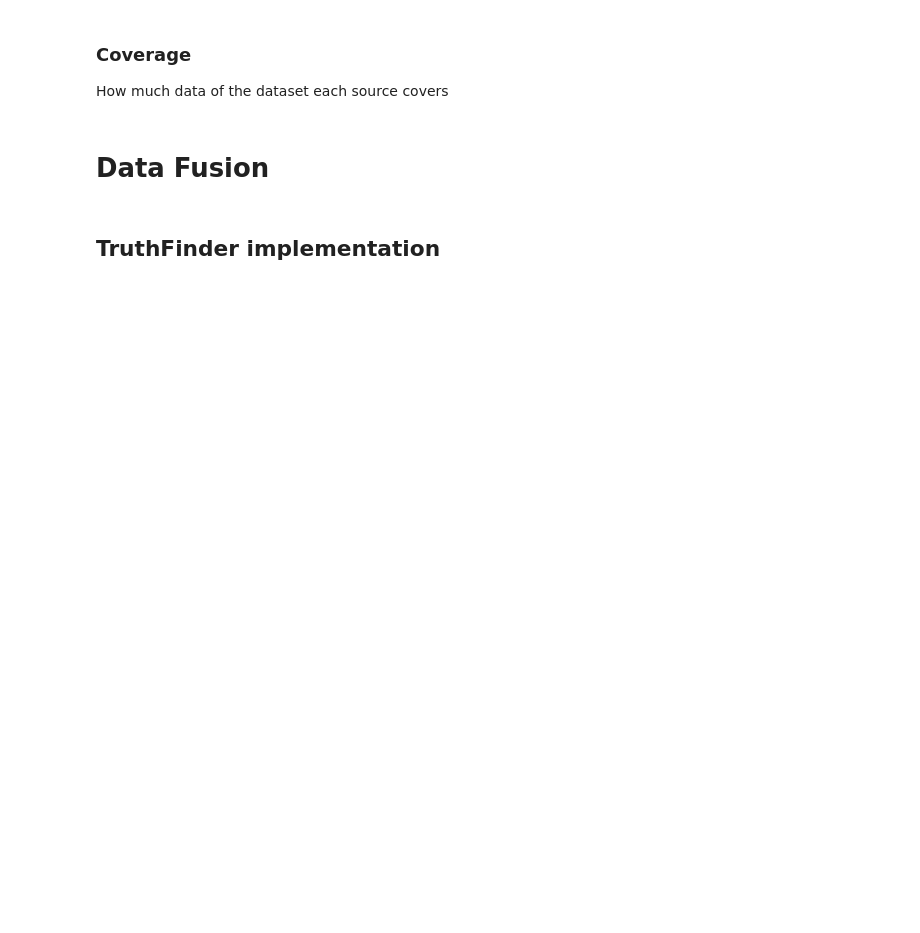
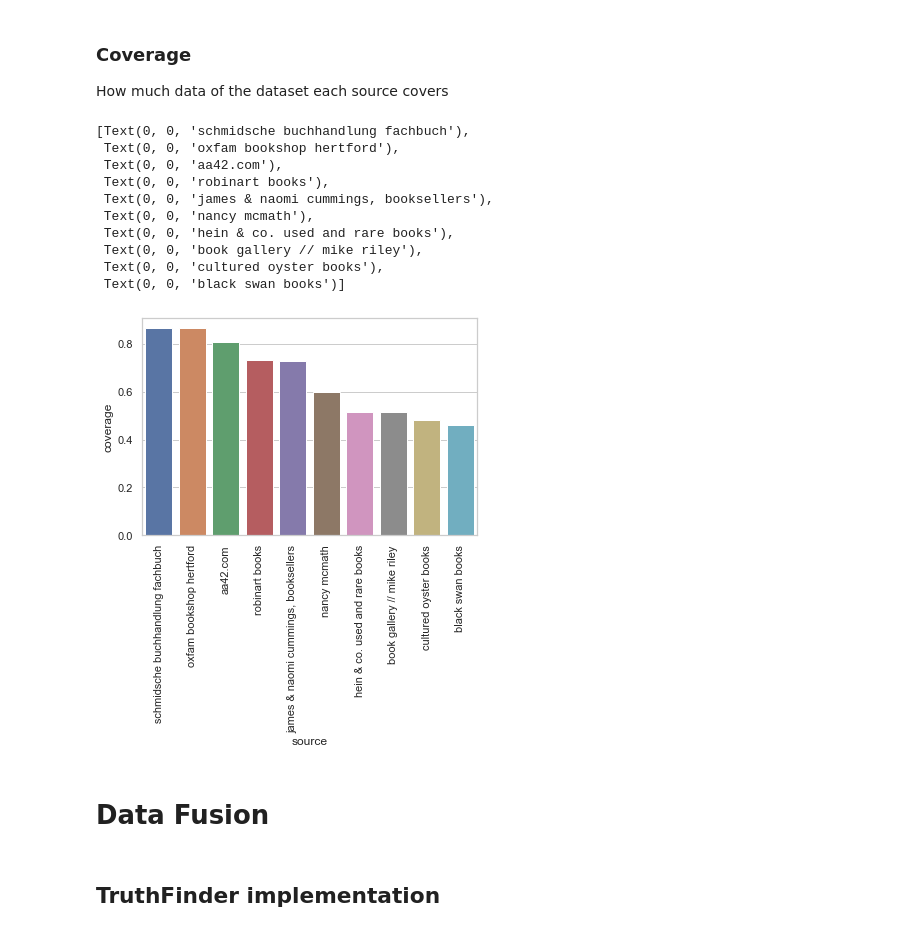
Before and after one commit to nhabbash/truth-discovery, a Jupyter notebook: notebook.ipynb, the cells around one changed output. Saved outputs shown, nothing was run; the diff lists cells and outputs as text; code cells hidden in the pictures; blank space fills up the shorter version.

```diff
--- a/notebook.ipynb
+++ b/notebook.ipynb
@@ -13,6 +13,7 @@ import numpy as np
 import pandas as pd
 import seaborn as sns
 import matplotlib.pyplot as plt
+sns.set(style="whitegrid")
 # %%
 df = pd.read_csv("./data/book.txt",
                    sep='\t',
@@ -218,6 +228,28 @@ if not os.path.exists("./data/results/source_coverage.csv"):
 
 else:
     source_coverage = pd.read_csv("data/results/source_coverage.csv", sep=";")
+# %%
+source_coverage = pd.DataFrame(source_coverage)
+
+top_cover = source_coverage.nlargest(10, "coverage")
+worst_cover = source_coverage.nsmallest(10, "coverage")
+
+ax = sns.barplot(data=top_cover, x="source", y="coverage")
+ax.set_xticklabels(ax.get_xticklabels(), rotation=90)
+ax = sns.barplot(data=worst_cover, x="source", y="coverage")
+ax.set_xticklabels(ax.get_xticklabels(), rotation=90)
+# %% [output]
+[Text(0, 0, 'schmidsche buchhandlung fachbuch'),
+ Text(0, 0, 'oxfam bookshop hertford'),
+ Text(0, 0, 'aa42.com'),
+ Text(0, 0, 'robinart books'),
+ Text(0, 0, 'james & naomi cummings, booksellers'),
+ Text(0, 0, 'nancy mcmath'),
+ Text(0, 0, 'hein & co. used and rare books'),
+ Text(0, 0, 'book gallery // mike riley'),
+ Text(0, 0, 'cultured oyster books'),
+ Text(0, 0, 'black swan books')]
+[figure, added]
 # %%
 # Final cleaning step, drop NaN rows
 df = df.dropna()
```
Also changed, not shown: parts of 27 cells of this notebook, 6 other files.
